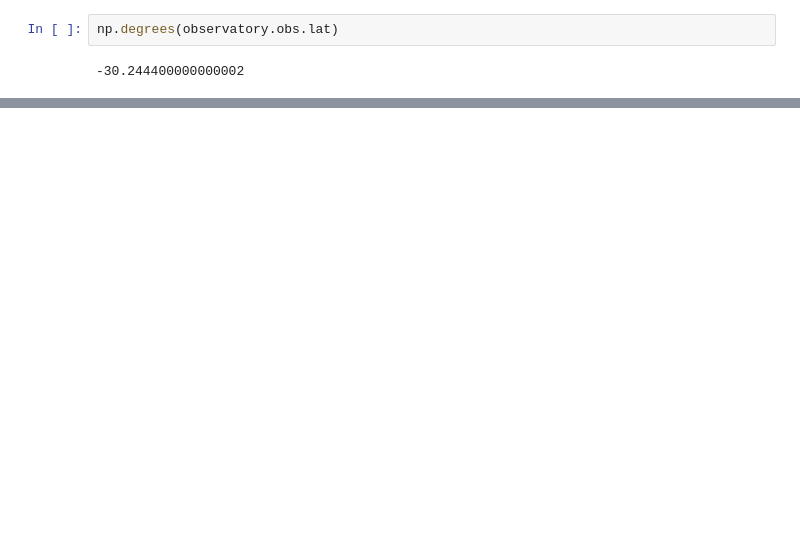
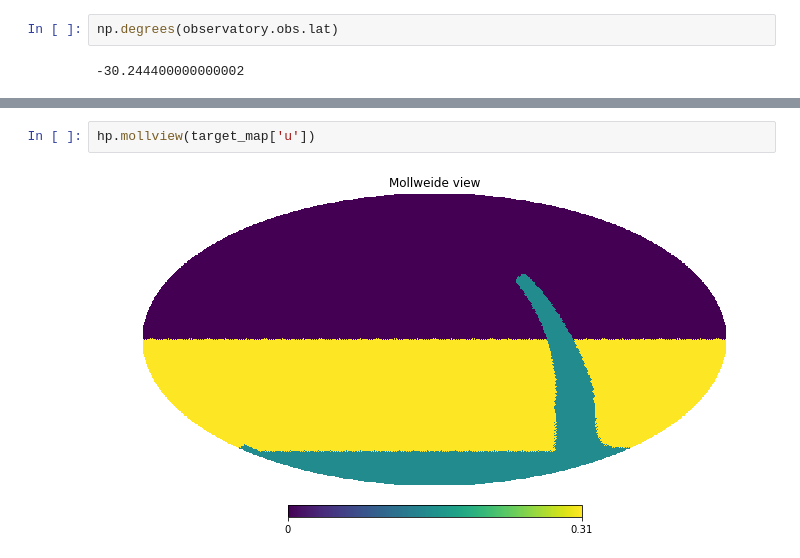
Before and after one commit to lsst-sims/legacy_sims_featureScheduler, a Jupyter notebook: examples/marching_examine.ipynb, the cells around one changed output, grey strips where cells are left out. Cells and saved outputs as stored; diff of their text form; blank space fills up the shorter version.

```diff
--- a/examples/marching_examine.ipynb
+++ b/examples/marching_examine.ipynb
@@ -64,0 +96,4 @@ np.degrees(observatory.obs.lat)
+# %%
+hp.mollview(target_map['u'])
+# %% [output]
+[figure, added]
```
Also changed, not shown: parts of 10 cells of this notebook, 3 other files.
